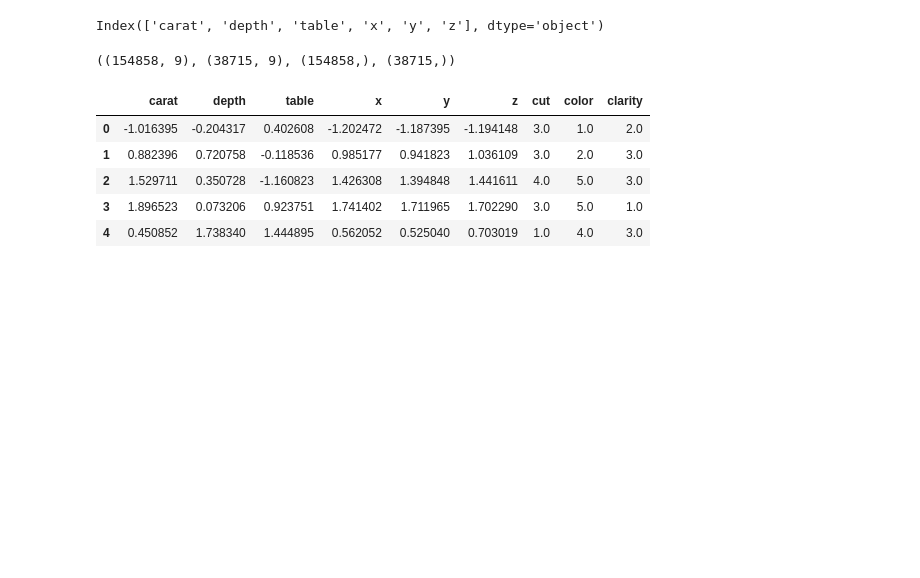
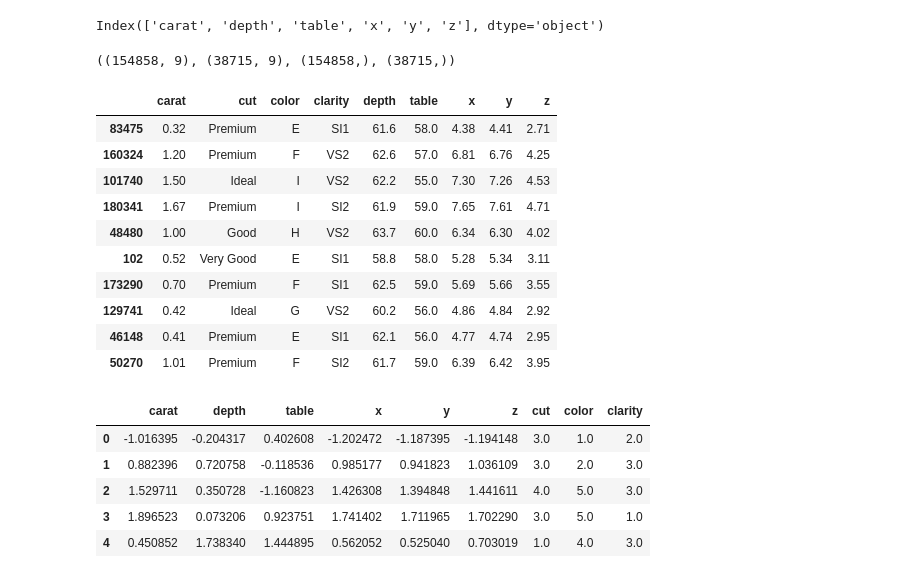
Before and after one commit to AbQaadir/MLOPS-END-TO-END, a Jupyter notebook: experiments/experiments.ipynb, the cells around one changed output. Drawn from its saved outputs; the diff is of its cells as text; code cells hidden in the pictures; blank space fills up the shorter version.

Commit message:
training pipeline done :)

```diff
--- a/experiments/experiments.ipynb
+++ b/experiments/experiments.ipynb
@@ -3,7 +3,7 @@ import pandas as pd
 import numpy as np
 import matplotlib.pyplot as plt
 # %%
-data = pd.read_csv("Data/raw.csv")
+data = pd.read_csv("../Data/raw.csv")
 data.head()
 # %% [output]
 |  | id | carat | cut | color | clarity | depth | table | x | y | z | price |
@@ -102,6 +102,20 @@ X_train, X_test, y_train, y_test = train_test_split(
 X_train.shape, X_test.shape, y_train.shape, y_test.shape
 # %% [output]
 ((154858, 9), (38715, 9), (154858,), (38715,))
+# %%
+X_train.head(10)
+# %% [output]
+|  | carat | cut | color | clarity | depth | table | x | y | z |
+| 83475 | 0.32 | Premium | E | SI1 | 61.6 | 58.0 | 4.38 | 4.41 | 2.71 |
+| 160324 | 1.20 | Premium | F | VS2 | 62.6 | 57.0 | 6.81 | 6.76 | 4.25 |
+| 101740 | 1.50 | Ideal | I | VS2 | 62.2 | 55.0 | 7.30 | 7.26 | 4.53 |
+| 180341 | 1.67 | Premium | I | SI2 | 61.9 | 59.0 | 7.65 | 7.61 | 4.71 |
+| 48480 | 1.00 | Good | H | VS2 | 63.7 | 60.0 | 6.34 | 6.30 | 4.02 |
+| 102 | 0.52 | Very Good | E | SI1 | 58.8 | 58.0 | 5.28 | 5.34 | 3.11 |
+| 173290 | 0.70 | Premium | F | SI1 | 62.5 | 59.0 | 5.69 | 5.66 | 3.55 |
+| 129741 | 0.42 | Ideal | G | VS2 | 60.2 | 56.0 | 4.86 | 4.84 | 2.92 |
+| 46148 | 0.41 | Premium | E | SI1 | 62.1 | 56.0 | 4.77 | 4.74 | 2.95 |
+| 50270 | 1.01 | Premium | F | SI2 | 61.7 | 59.0 | 6.39 | 6.42 | 3.95 |
 # %%
 # fit the preprocessor on the training data
 X_train_preprocessed = preprocessor.fit_transform(X_train)
```
Also changed, not shown: 11 other files.
